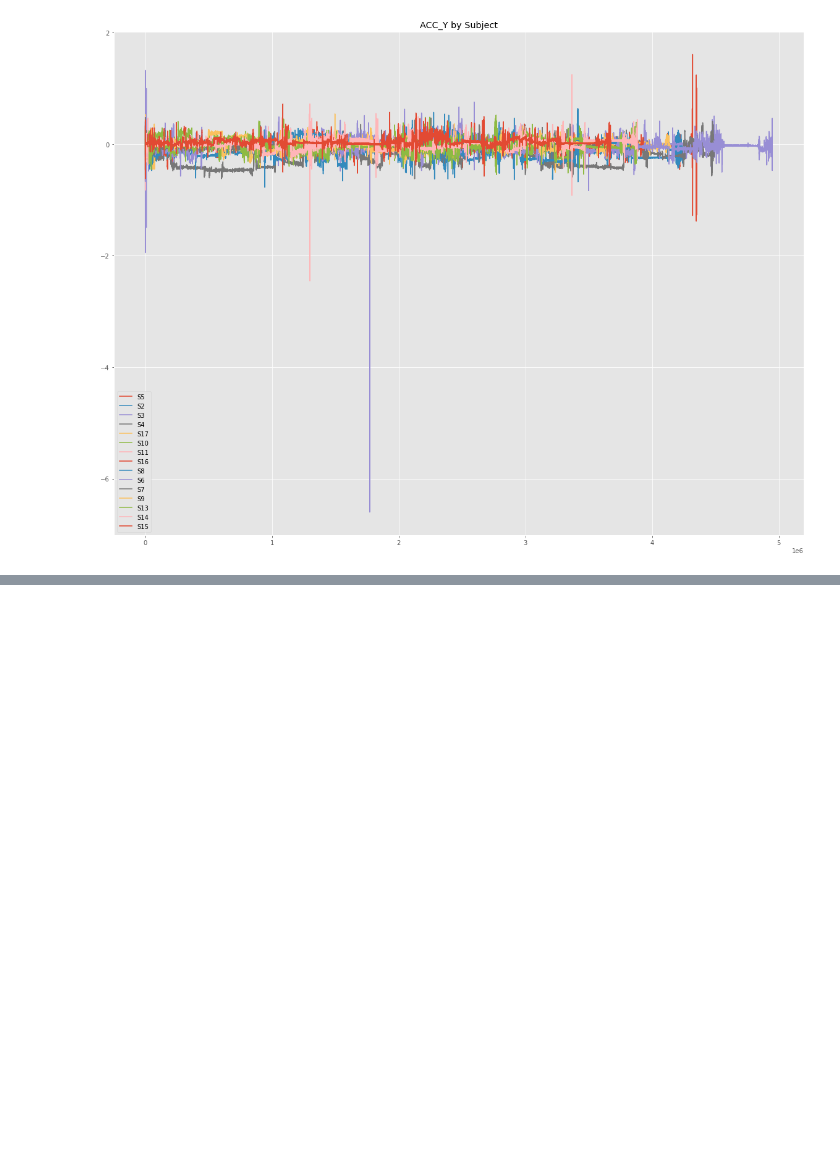
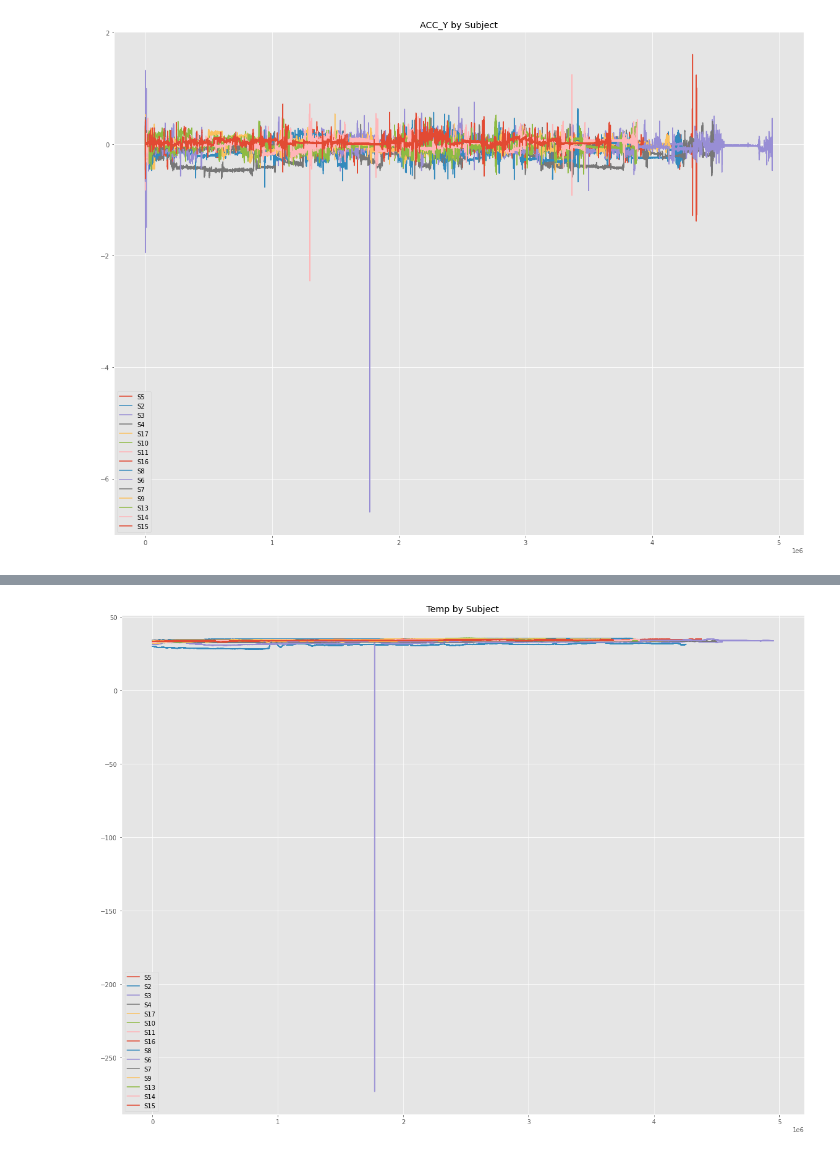
Before and after one commit to njfritter/Characteristic-Based-Time-Series-Clustering, a Jupyter notebook: rCode2012/notebooks/wesad_exploratory_analysis.ipynb, the cells around one changed output, grey strips where cells are left out. Drawn from its saved outputs; the diff is of its cells as text; code cells hidden in the pictures; blank space fills up the shorter version.

```diff
--- a/rCode2012/notebooks/wesad_exploratory_analysis.ipynb
+++ b/rCode2012/notebooks/wesad_exploratory_analysis.ipynb
@@ -411,0 +414,10 @@ plt.show()
+# %%
+fig, ax = plt.subplots()
+for subject in subject_ids:
+    subject_dct[subject]['chest_df']['Temp'].plot(figsize = (20,15))
+
+ax.legend(subject_ids)
+ax.set_title('Temp by Subject')
+plt.show()
+# %% [output]
+[figure, added]
```
Also changed, not shown: parts of 2 cells of this notebook.
